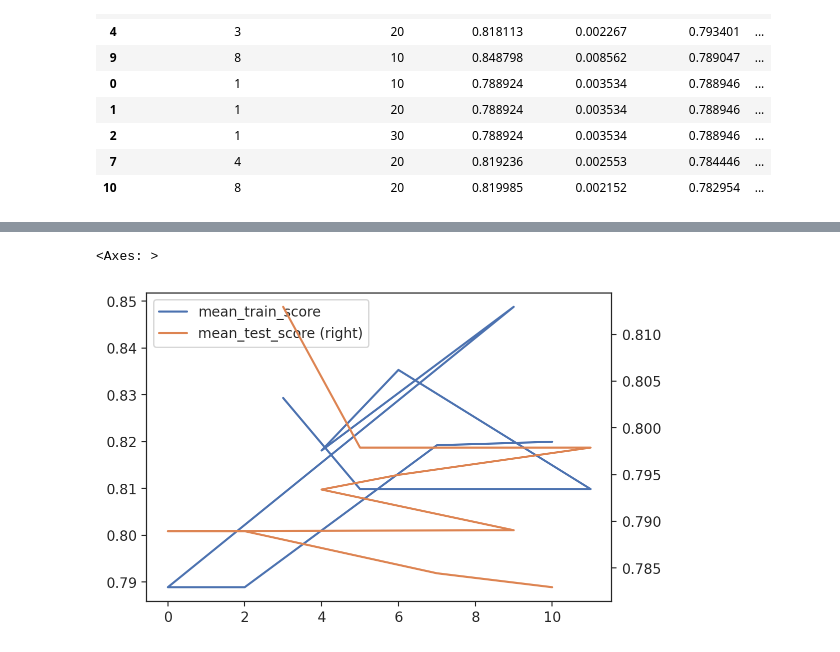
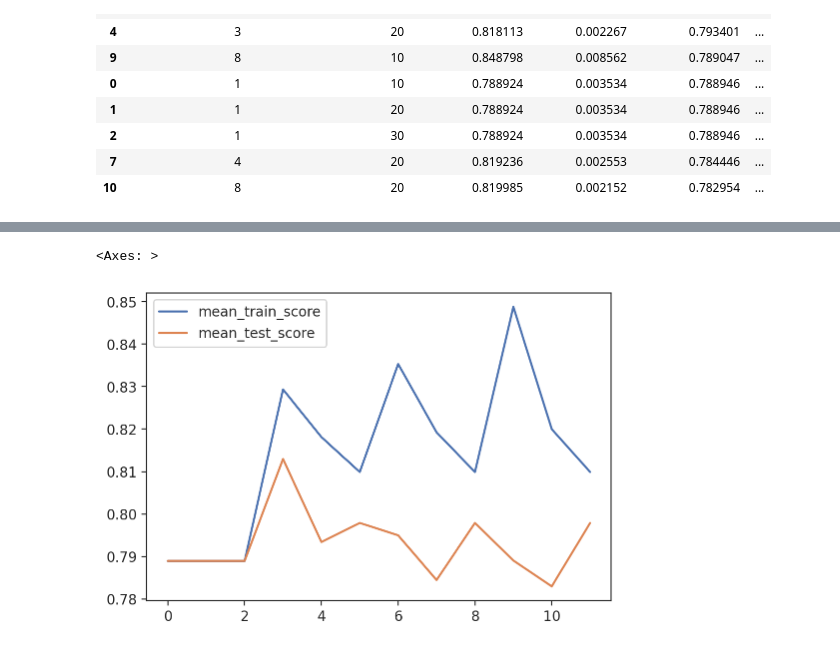
Before and after one commit to kessingtonosazee/GCP_Project_1, a Jupyter notebook: mlc_2324_w5_lab.ipynb, the cells around one changed output, grey strips where cells are left out. Cells and saved outputs as stored; diff of their text form; code cells hidden in the pictures.

```diff
--- a/mlc_2324_w5_lab.ipynb
+++ b/mlc_2324_w5_lab.ipynb
@@ -72,7 +72,7 @@ X_train, X_test, y_train, y_test = train_test_split(X, y, random_state=0)
 # %% [markdown]
 ## A First Decision Tree for Illustration
 # %%
-dt = DecisionTreeClassifier(max_depth=2)
+dt = DecisionTreeClassifier(max_depth=5)
 dt.fit(X_train, y_train)
 print(
     balanced_accuracy_score(y_train, dt.predict(X_train)),
@@ -260,0 +291,3 @@ gs_df_s
+# %%
+gs_df_ss = gs_df_s.sort_index(axis=0)
+gs_df_ss
@@ -261,15 +308,17 @@ gs_df_s
 # %%
 import matplotlib.pyplot as plt # Impot the relevant module
+
 
 fig, ax = plt.subplots() # Create the figure and axes object
 
 # Plot the first x and y axes:
-gs_df_s.plot( y = 'mean_train_score', ax = ax)
+gs_df_ss.plot(y='mean_train_score', use_index=True, ax = ax)
+
 
 # Plot the second x and y axes. By secondary_y = True a second y-axis is requested:
 # (see https://pandas.pydata.org/pandas-docs/stable/reference/api/pandas.DataFrame.plot.html for details)
 
-gs_df_s.plot( y = 'mean_test_score', ax = ax, secondary_y = True)
+gs_df_ss.plot( y = 'mean_test_score', use_index= True, ax = ax,)
 # %% [output]
 <Axes: >
-[figure, old version]
+[figure, new version]
```
Also changed, not shown: parts of 3 cells of this notebook.
